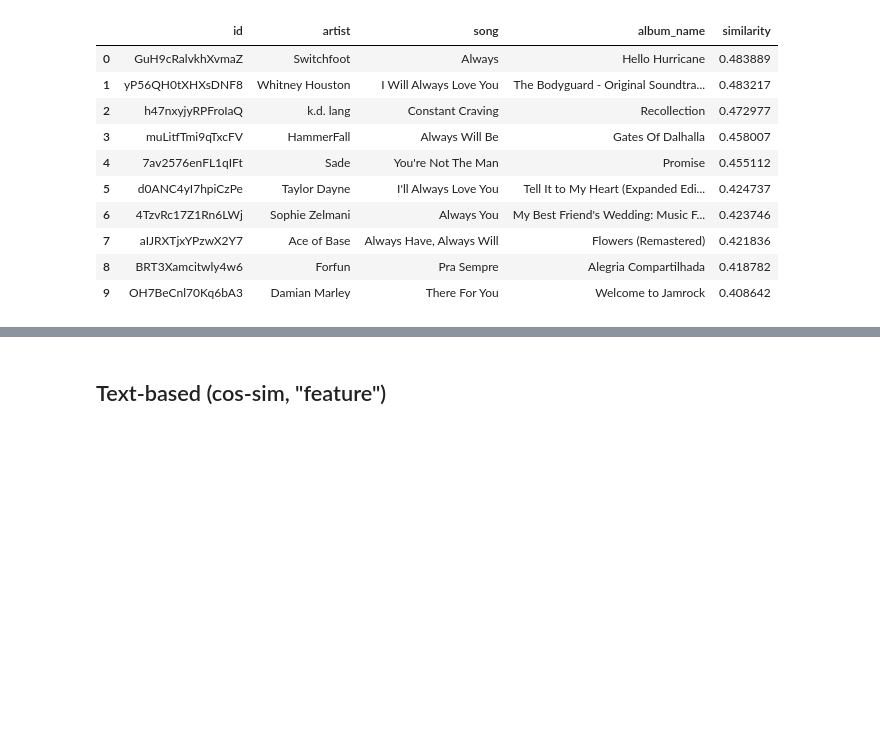
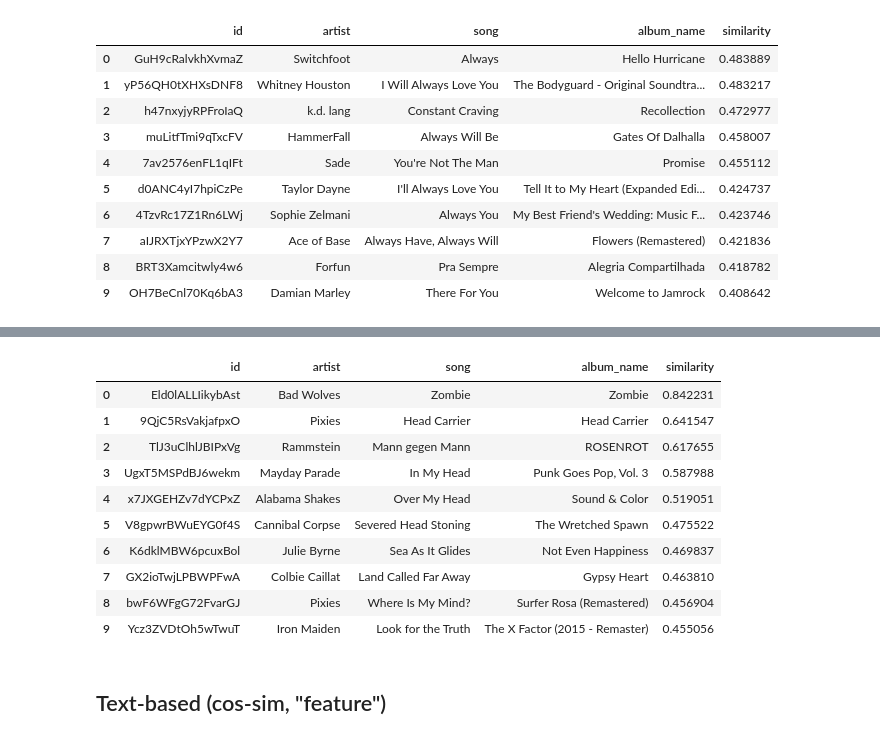
Before and after one commit to KaindlJulian/mmsr, a Jupyter notebook: task_1.ipynb, the cells around one changed output, grey strips where cells are left out. Cells and saved outputs as stored; diff of their text form; code cells hidden in the pictures; blank space fills up the shorter version.

```diff
--- a/task_1.ipynb
+++ b/task_1.ipynb
@@ -346,3 +410,19 @@ rs_cosine.retrieve(sample_song, n=10)
+# %%
+sample_song = SongInfo(title="Zombie", artist="The Cranberries")
+
+rs_cosine.retrieve(sample_song, n=10)
+# %% [output]
+|  | id | artist | song | album_name | similarity |
+| 0 | Eld0lALLIikybAst | Bad Wolves | Zombie | Zombie | 0.842231 |
+| 1 | 9QjC5RsVakjafpxO | Pixies | Head Carrier | Head Carrier | 0.641547 |
+| 2 | TlJ3uClhlJBIPxVg | Rammstein | Mann gegen Mann | ROSENROT | 0.617655 |
+| 3 | UgxT5MSPdBJ6wekm | Mayday Parade | In My Head | Punk Goes Pop, Vol. 3 | 0.587988 |
+| 4 | x7JXGEHZv7dYCPxZ | Alabama Shakes | Over My Head | Sound & Color | 0.519051 |
+| 5 | V8gpwrBWuEYG0f4S | Cannibal Corpse | Severed Head Stoning | The Wretched Spawn | 0.475522 |
+| 6 | K6dklMBW6pcuxBol | Julie Byrne | Sea As It Glides | Not Even Happiness | 0.469837 |
+| 7 | GX2ioTwjLPBWPFwA | Colbie Caillat | Land Called Far Away | Gypsy Heart | 0.463810 |
+| 8 | bwF6WFgG72FvarGJ | Pixies | Where Is My Mind? | Surfer Rosa (Remastered) | 0.456904 |
+| 9 | Ycz3ZVDtOh5wTwuT | Iron Maiden | Look for the Truth | The X Factor (2015 - Remaster) | 0.455056 |
 # %% [markdown]
 ## Text-based (cos-sim, "feature")
 # %% [markdown]
```
Also changed, not shown: parts of 16 cells of this notebook.
